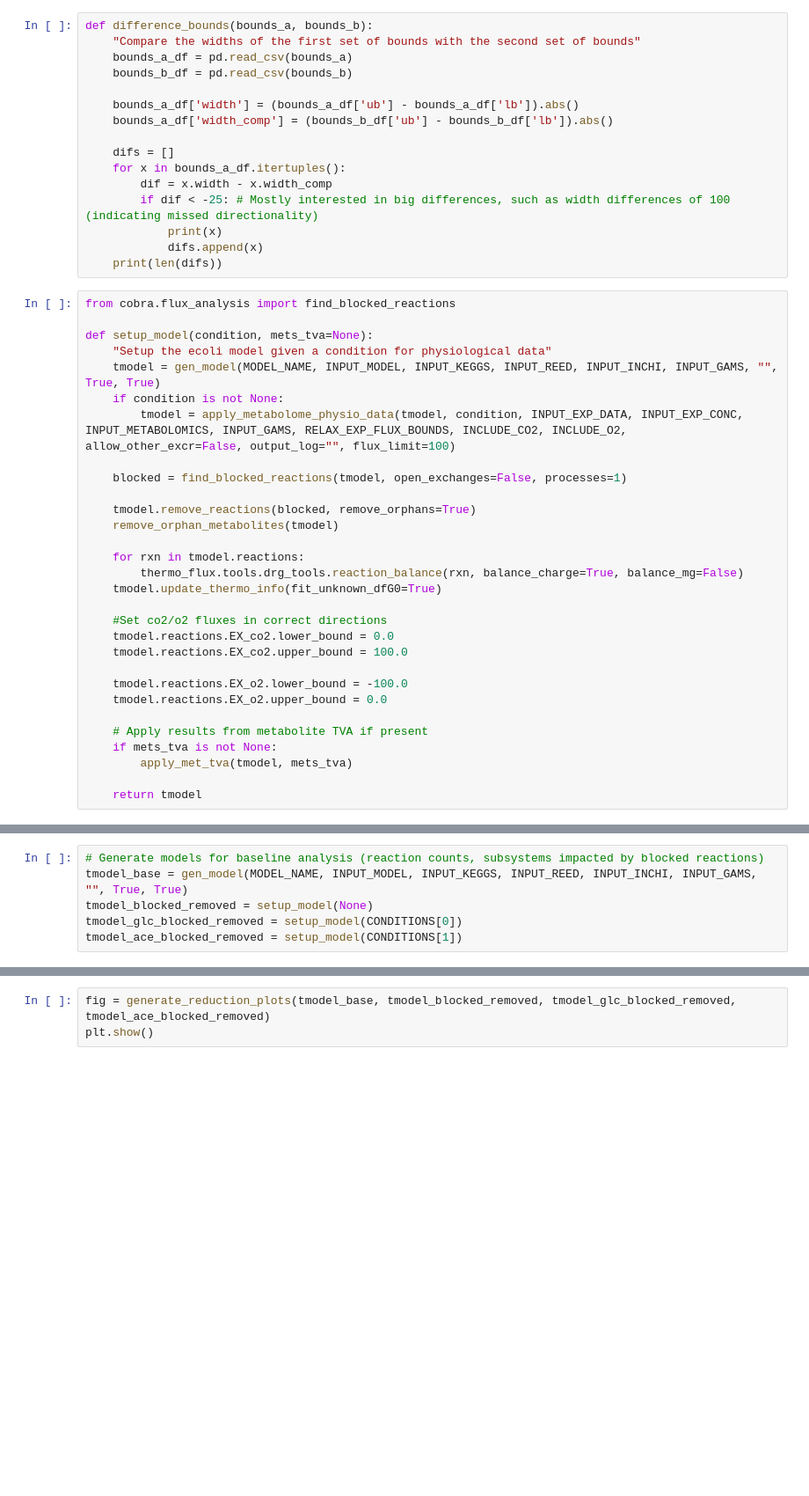
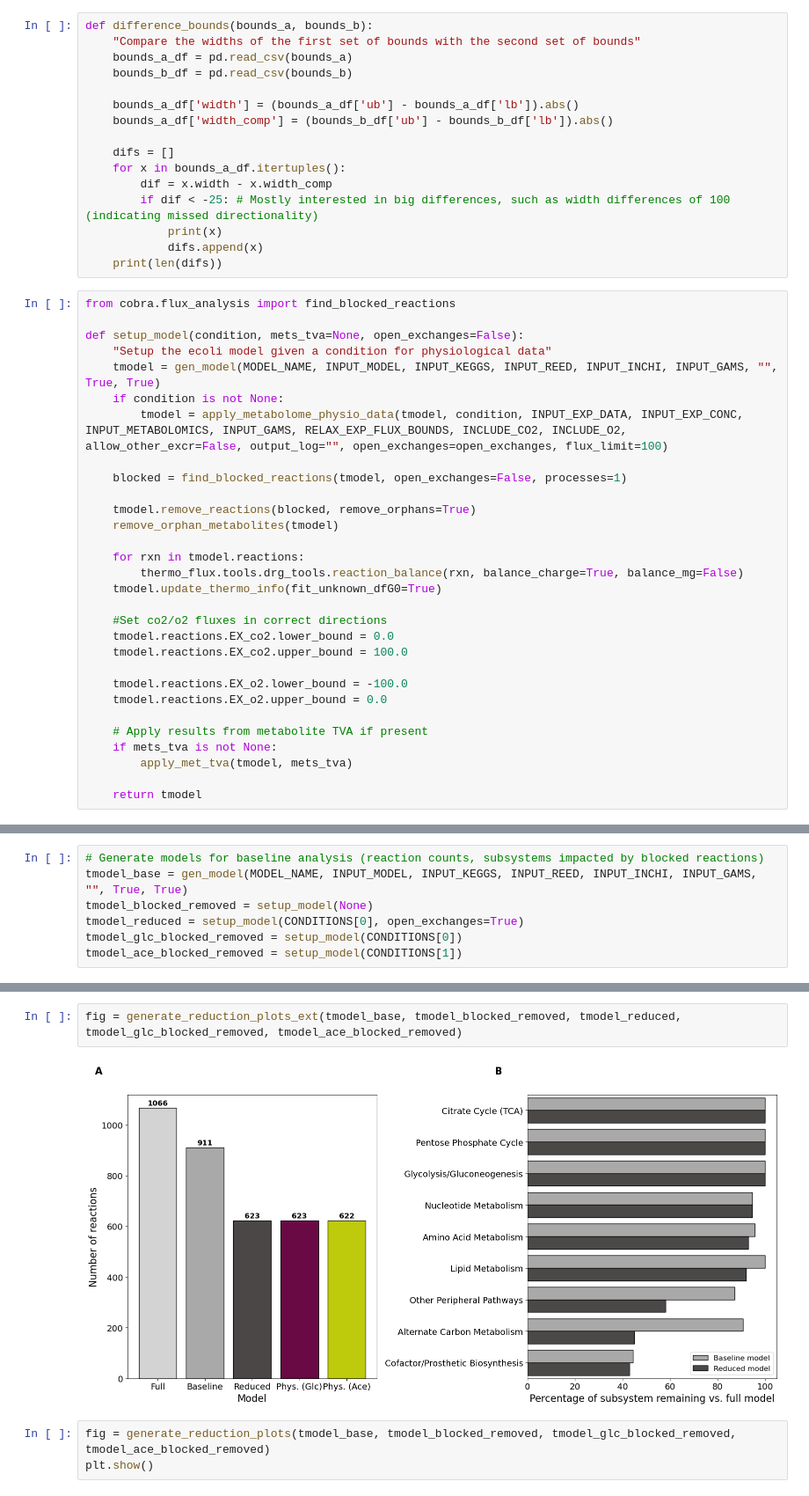
Before and after one commit to lasillje/MSC-Thermo, a Jupyter notebook: ecoli_flux_bounds/tfva_ecoli.ipynb, the cells around one changed output, grey strips where cells are left out. Shown at 88% size. Cells and saved outputs as stored; diff of their text form; blank space fills up the shorter version.

Commit message:
Add reduced model bounds and clean up repository and scripts, update readme

```diff
--- a/ecoli_flux_bounds/tfva_ecoli.ipynb
+++ b/ecoli_flux_bounds/tfva_ecoli.ipynb
@@ -917,11 +1020,11 @@ def difference_bounds(bounds_a, bounds_b):
 # %%
 from cobra.flux_analysis import find_blocked_reactions
 
-def setup_model(condition, mets_tva=None):
+def setup_model(condition, mets_tva=None, open_exchanges=False):
     "Setup the ecoli model given a condition for physiological data"
     tmodel = gen_model(MODEL_NAME, INPUT_MODEL, INPUT_KEGGS, INPUT_REED, INPUT_INCHI, INPUT_GAMS, "", True, True)
     if condition is not None:
-        tmodel = apply_metabolome_physio_data(tmodel, condition, INPUT_EXP_DATA, INPUT_EXP_CONC, INPUT_METABOLOMICS, INPUT_GAMS, RELAX_EXP_FLUX_BOUNDS, INCLUDE_CO2, INCLUDE_O2, allow_other_excr=False, output_log="", flux_limit=100)
+        tmodel = apply_metabolome_physio_data(tmodel, condition, INPUT_EXP_DATA, INPUT_EXP_CONC, INPUT_METABOLOMICS, INPUT_GAMS, RELAX_EXP_FLUX_BOUNDS, INCLUDE_CO2, INCLUDE_O2, allow_other_excr=False, output_log="", open_exchanges=open_exchanges, flux_limit=100)
 
     blocked = find_blocked_reactions(tmodel, open_exchanges=False, processes=1)
 
@@ -948,6 +1115,7 @@ def setup_model(condition, mets_tva=None):
 # Generate models for baseline analysis (reaction counts, subsystems impacted by blocked reactions)
 tmodel_base = gen_model(MODEL_NAME, INPUT_MODEL, INPUT_KEGGS, INPUT_REED, INPUT_INCHI, INPUT_GAMS, "", True, True)
 tmodel_blocked_removed = setup_model(None)
+tmodel_reduced = setup_model(CONDITIONS[0], open_exchanges=True)
 tmodel_glc_blocked_removed = setup_model(CONDITIONS[0])
 tmodel_ace_blocked_removed = setup_model(CONDITIONS[1])
 # %% [output]
@@ -1037,3 +1220,7 @@ Series.__getitem__ treating keys as positions is deprecated. In a future version
+# %%
+fig = generate_reduction_plots_ext(tmodel_base, tmodel_blocked_removed, tmodel_reduced, tmodel_glc_blocked_removed, tmodel_ace_blocked_removed)
+# %% [output]
+[figure, added]
 # %%
 fig = generate_reduction_plots(tmodel_base, tmodel_blocked_removed, tmodel_glc_blocked_removed, tmodel_ace_blocked_removed)
 plt.show()
```
Also changed, not shown: parts of 12 cells of this notebook, 9 other files.
